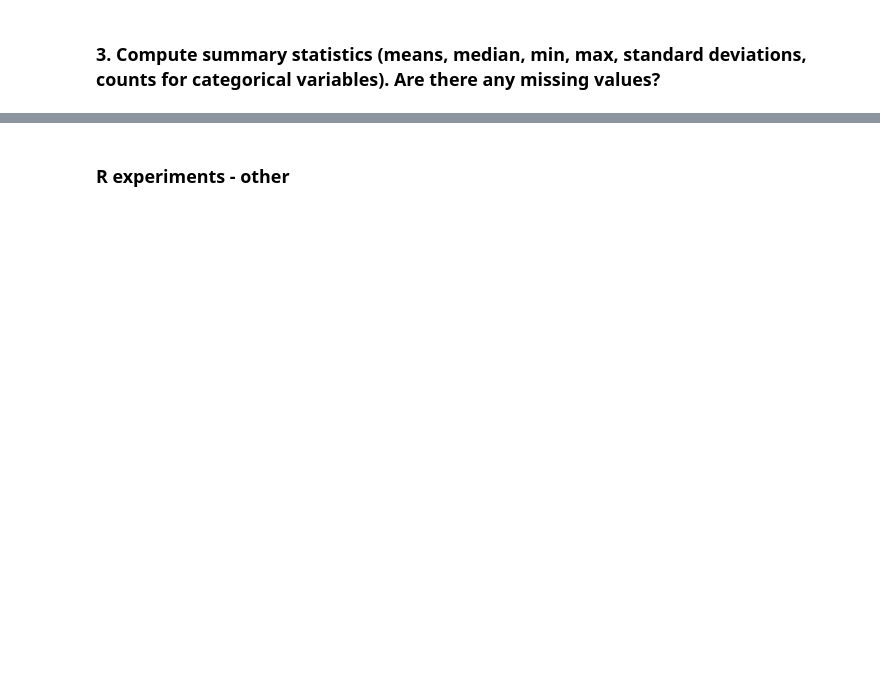
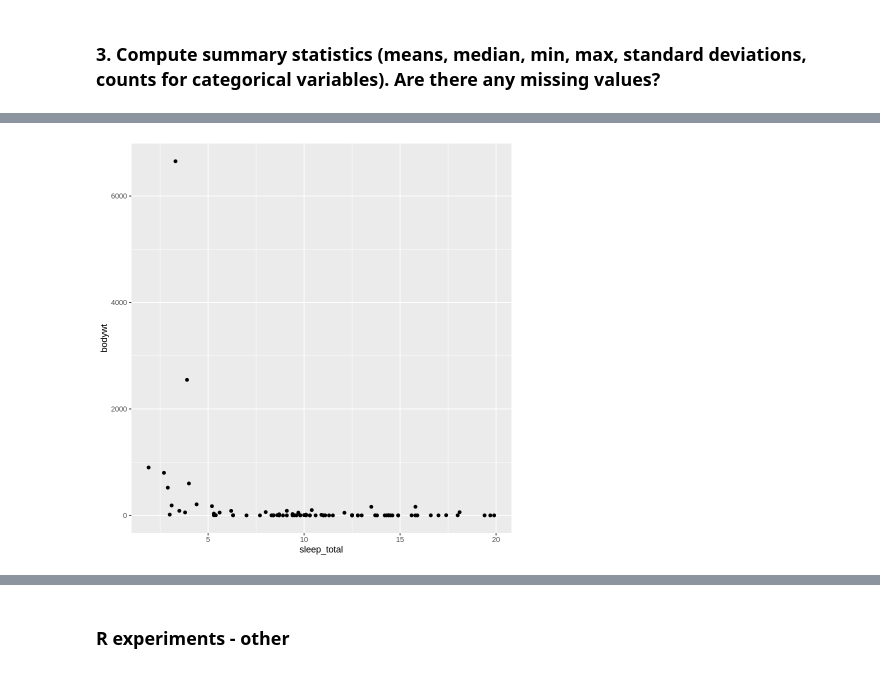
Before and after one commit to dnzengou/du_r, a Jupyter notebook: r-experiments/r_experiements_R.ipynb, the cells around one changed output, grey strips where cells are left out. Drawn from its saved outputs; the diff is of its cells as text; code cells hidden in the pictures; blank space fills up the shorter version.

```diff
--- a/r-experiments/r_experiements_R.ipynb
+++ b/r-experiments/r_experiements_R.ipynb
@@ -140,0 +159,4 @@ A psych: 10 × 13
+# %%
+e + geom_point()
+# %% [output]
+[figure, added]
```
Also changed, not shown: parts of 33 cells of this notebook, 4 other files.
